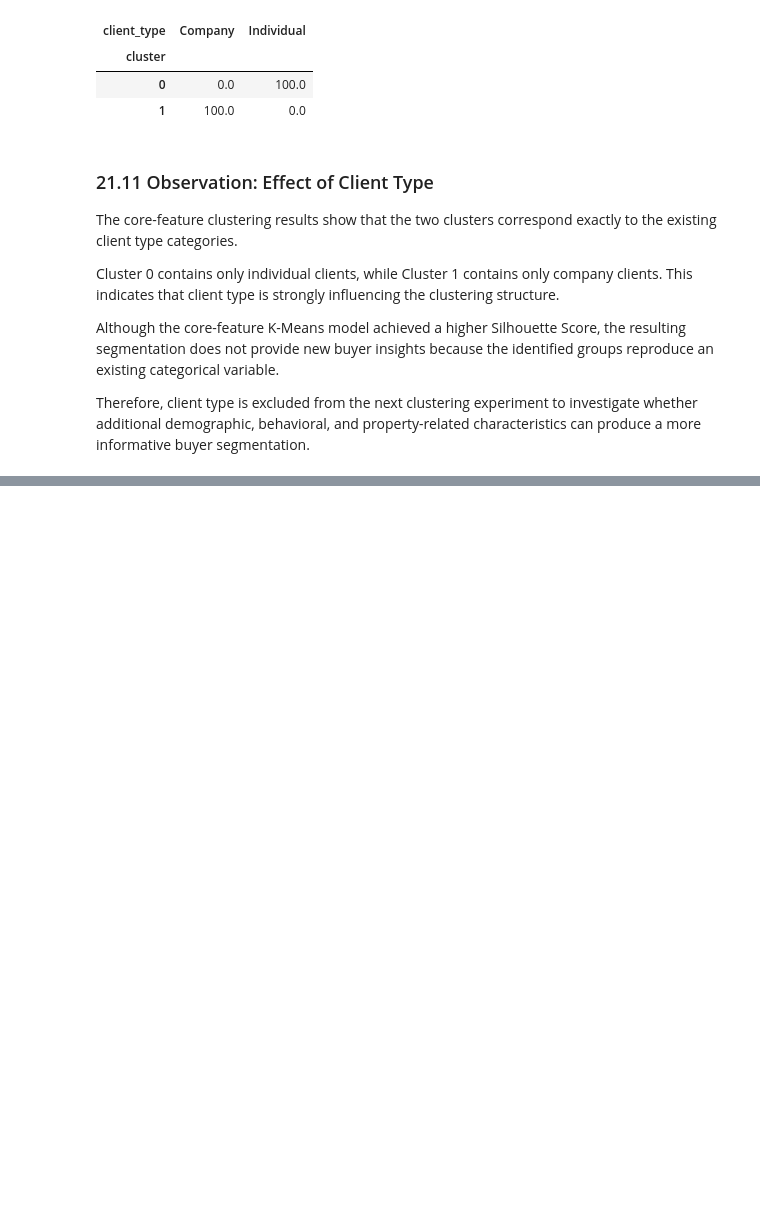
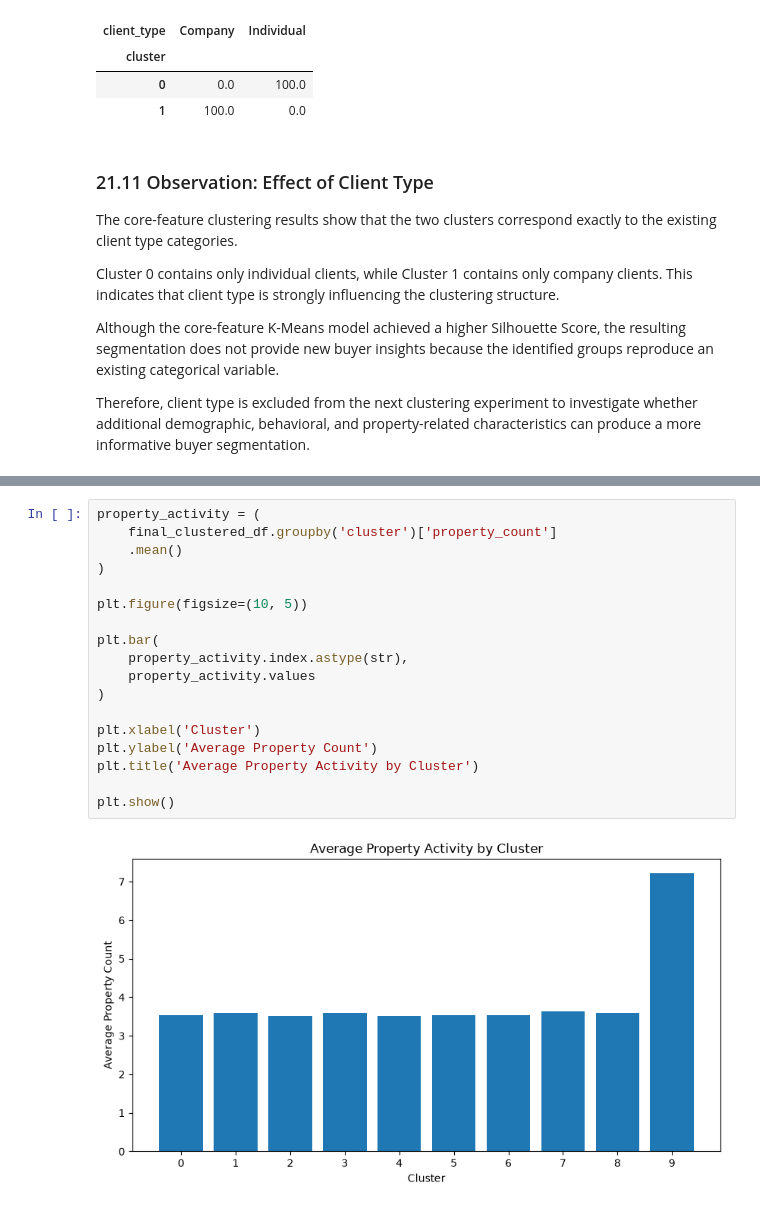
Before and after one commit to Dvnsh-coder/real-estate-ml-project, a Jupyter notebook: notebook/03_Data_Integration_Feature_Engineering.ipynb, the cells around one changed output, grey strips where cells are left out. Saved outputs shown, nothing was run; the diff lists cells and outputs as text; blank space fills up the shorter version.

```diff
--- a/notebook/03_Data_Integration_Feature_Engineering.ipynb
+++ b/notebook/03_Data_Integration_Feature_Engineering.ipynb
@@ -1541,0 +2007,20 @@ Therefore, client type is excluded from the next clustering experiment to invest
+# %%
+property_activity = (
+    final_clustered_df.groupby('cluster')['property_count']
+    .mean()
+)
+
+plt.figure(figsize=(10, 5))
+
+plt.bar(
+    property_activity.index.astype(str),
+    property_activity.values
+)
+
+plt.xlabel('Cluster')
+plt.ylabel('Average Property Count')
+plt.title('Average Property Activity by Cluster')
+
+plt.show()
+# %% [output]
+[figure, added]
```
Also changed, not shown: parts of 36 cells of this notebook.
